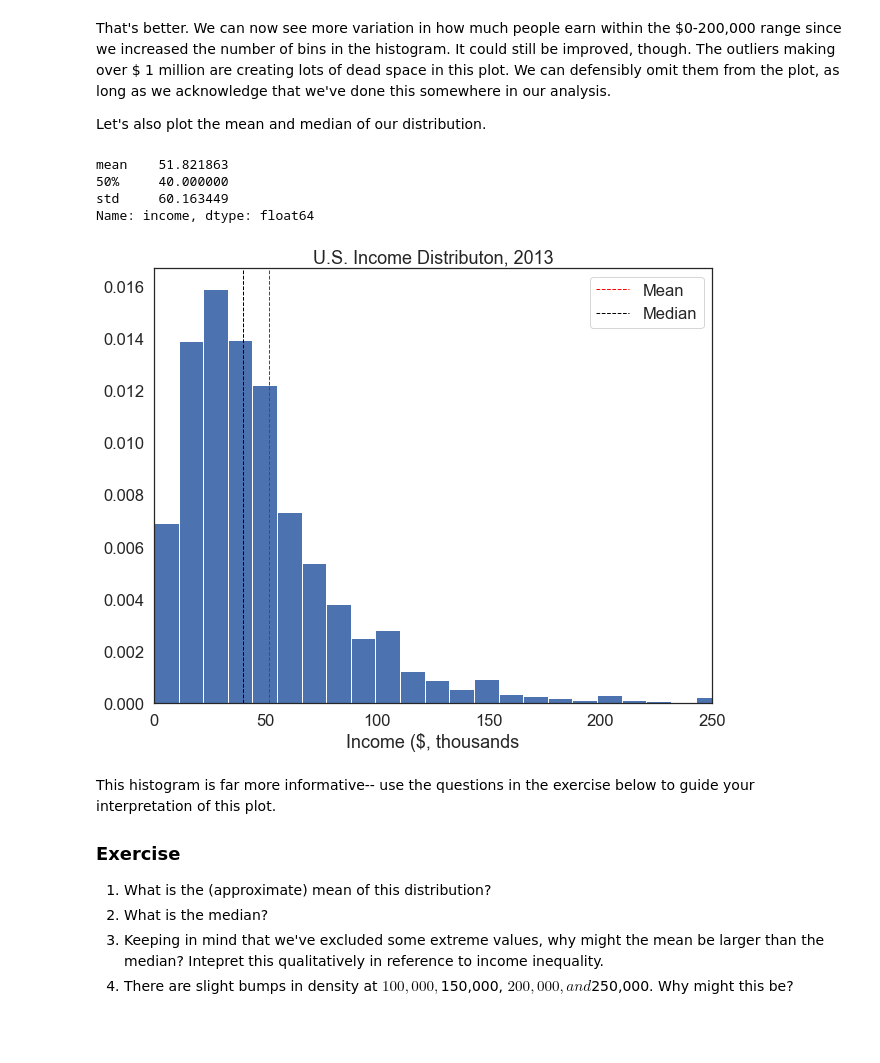
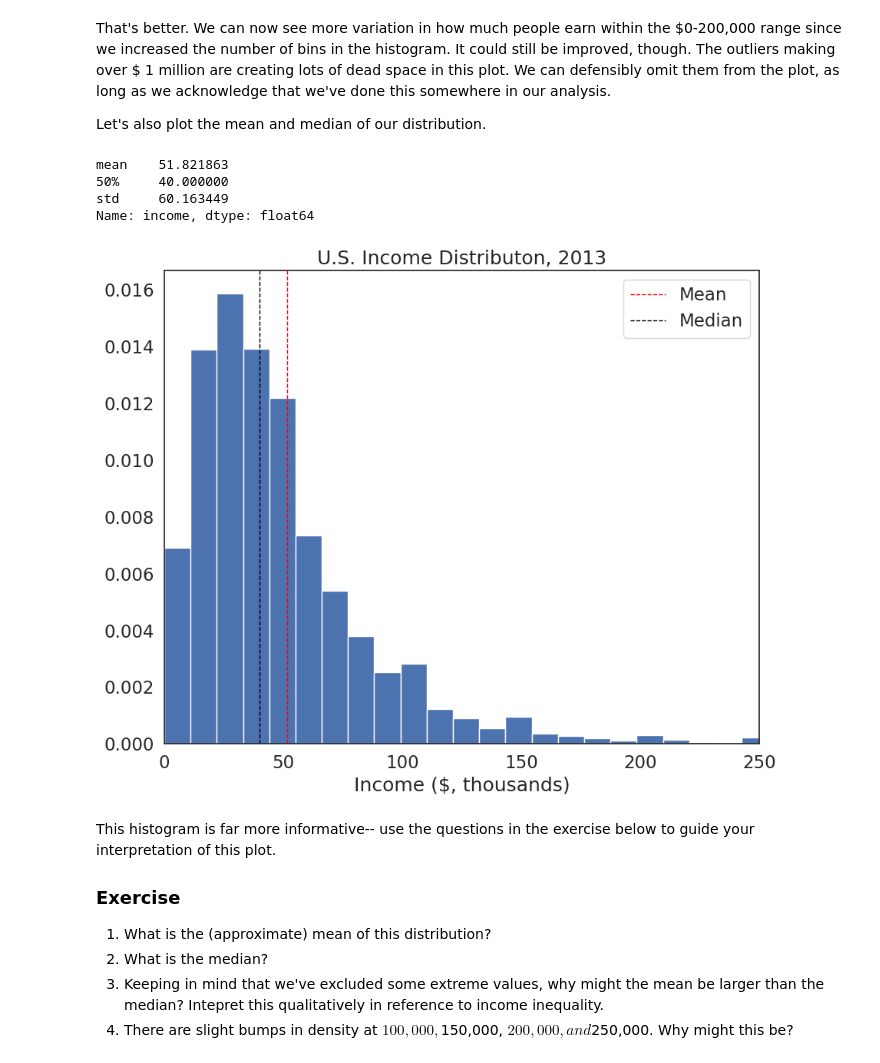
Before and after one commit to nyreemarsh/QM2, a Jupyter notebook: notebooks/W05. Distributions and Basic Statistics.ipynb, the cells around one changed output. Cells and saved outputs as stored; diff of their text form; code cells hidden in the pictures; blank space fills up the shorter version.

```diff
--- a/notebooks/W05. Distributions and Basic Statistics.ipynb
+++ b/notebooks/W05. Distributions and Basic Statistics.ipynb
@@ -293,23 +293,23 @@ Let's also plot the mean and median of our distribution.
 # %%
 inc_summary=df['income'].describe() # get summary statistics for the income variable using the describe() method, and store them in a variable called inc_summary
 print(inc_summary[['mean','50%','std']]) # print the mean, median and standard deviation
 
 plt.hist(df['income'], bins=100, edgecolor='white', density=True) # plot the histogram again
 plt.axvline(inc_summary['mean'], color='red', linestyle='dashed', linewidth=1,label='Mean') # get the mean from the inc_summary variable and plot a vertical line in red at that point
 plt.axvline(inc_summary['50%'], color='black', linestyle='dashed', linewidth=1, label='Median') # do the same for the median, but plot it in black
 
 plt.legend()
-plt.xlabel('Income ($, thousands')
+plt.xlabel('Income ($, thousands)')
 plt.title("U.S. Income Distributon, 2013")
 plt.xlim(0,250) # set the x-axis limits to 0 to 250-- this will get rid of the outliers on the right side of the plot
 
 plt.show()
 # %% [output]
 mean    51.821863
 50%     40.000000
 std     60.163449
 Name: income, dtype: float64
-[figure, old version]
+[figure, new version]
 # %% [markdown]
 This histogram is far more informative-- use the questions in the exercise below to guide your interpretation of this plot.
 
```
Also changed, not shown: parts of 5 cells of this notebook.
